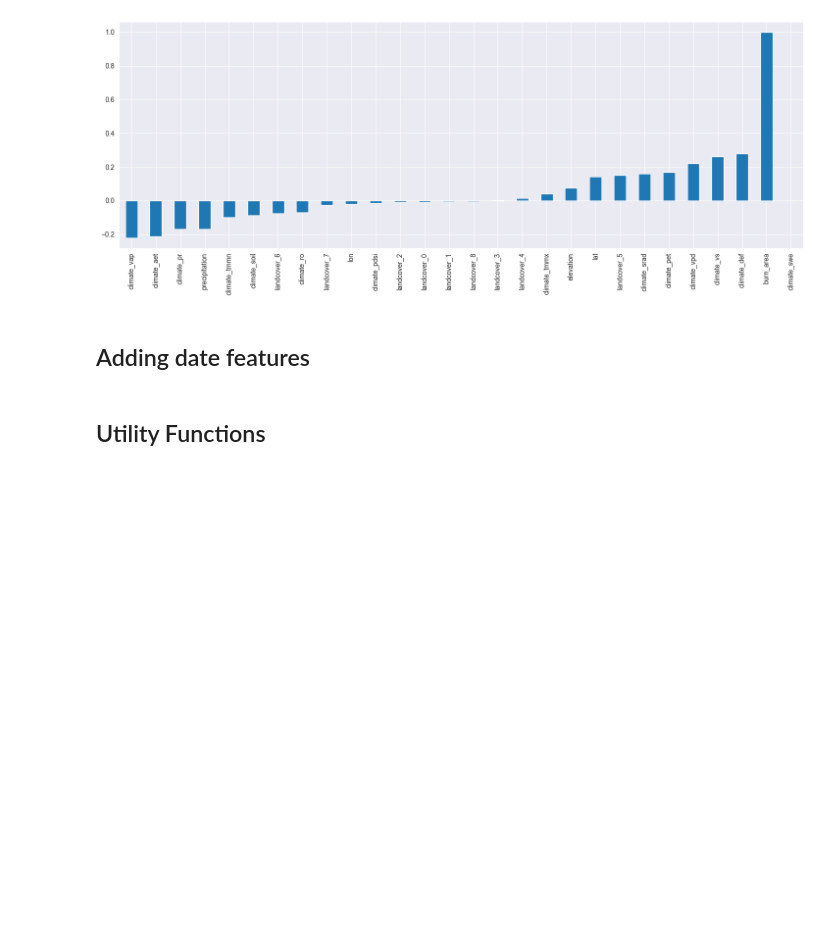
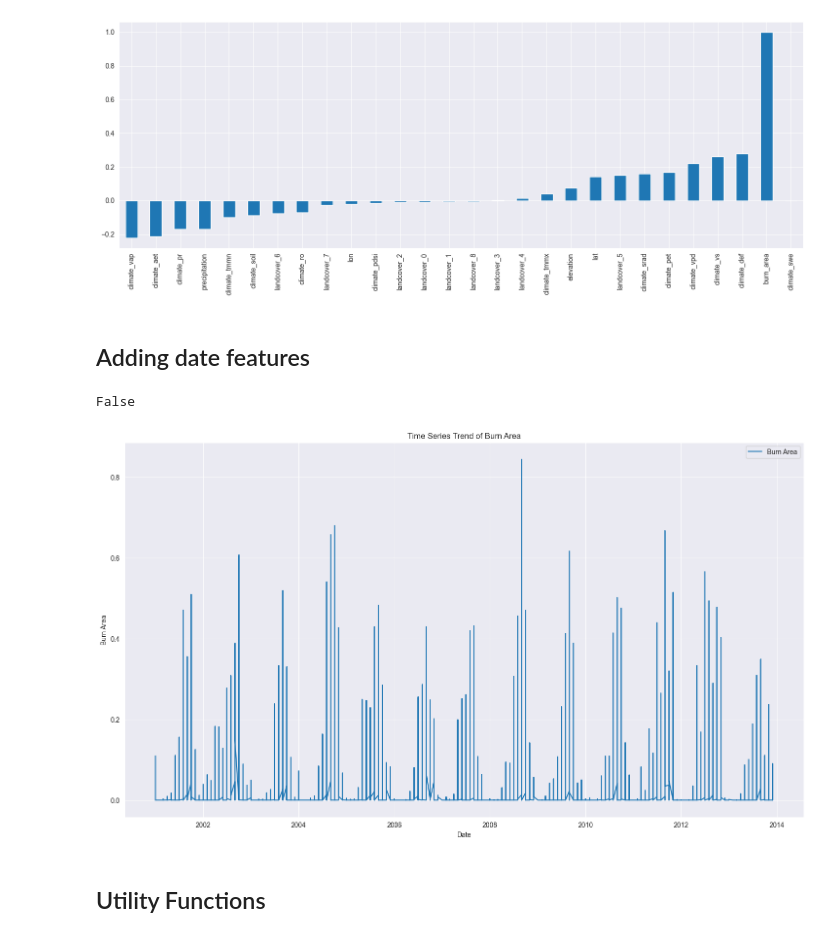
Before and after one commit to BrianMsane/fire-prediction, a Jupyter notebook: model/run.ipynb, the cells around one changed output. Cells and saved outputs as stored; diff of their text form; code cells hidden in the pictures; blank space fills up the shorter version.

```diff
--- a/model/run.ipynb
+++ b/model/run.ipynb
@@ -93,7 +93,7 @@ train['quarter'] = train.date.dt.quarter
 train['dayofmonth'] = train.date.dt.day
 train['dayofyear'] = train.date.dt.dayofyear
 train['weekofyear'] = train.date.dt.isocalendar().week
-
+train.set_index('date', inplace=True)
 
 # // feature engineering features
 
@@ -109,6 +109,26 @@ train['burn_risk_index'] = (train['climate_vpd'] + train['climate_pdsi'] + train
 
 
 # // Add lag featues to make it time series
+# %%
+'index' in train.columns
+# %% [output]
+False
+# %%
+import pandas as pd
+import matplotlib.pyplot as plt
+
+
+
+# Plot the time series trend
+plt.figure(figsize=(18, 10))
+plt.plot(train.index, train['burn_area'], label='Burn Area')
+plt.xlabel('Date')
+plt.ylabel('Burn Area')
+plt.title('Time Series Trend of Burn Area')
+plt.legend()
+plt.show()
+# %% [output]
+[figure, added]
 # %% [markdown]
 ## Utility Functions
 # %%
```
Also changed, not shown: parts of 2 cells of this notebook, 4 other files.
